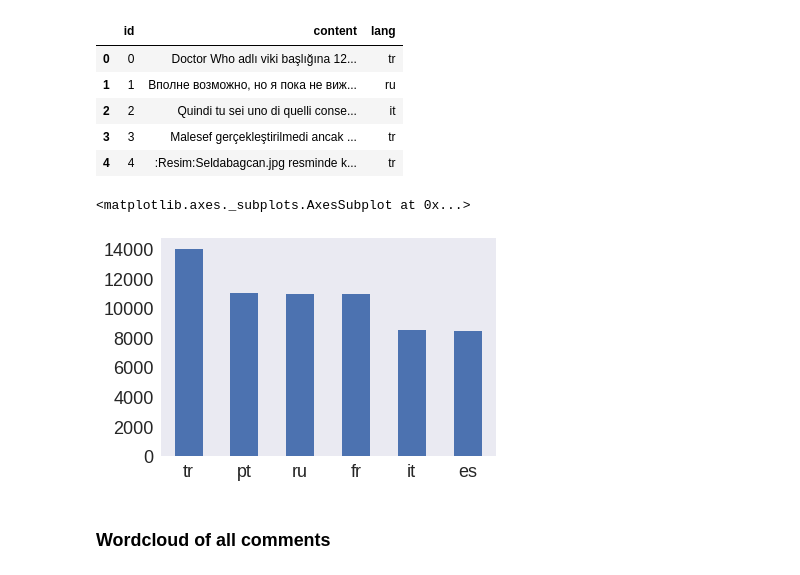
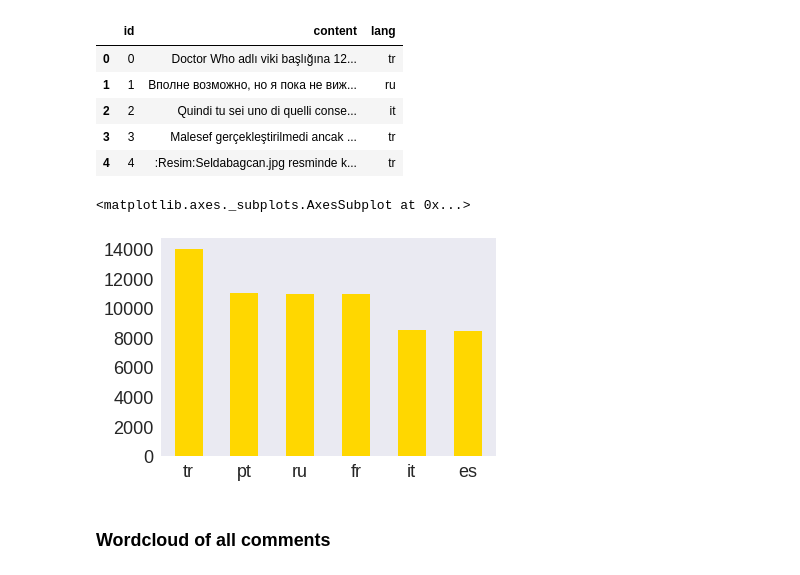
Before and after one commit to cengc13/2040FinalProject, a Jupyter notebook: src/eda/eda.ipynb, the cells around one changed output. Cells and saved outputs as stored; diff of their text form; code cells hidden in the pictures.

```diff
--- a/src/eda/eda.ipynb
+++ b/src/eda/eda.ipynb
@@ -114,10 +112,10 @@ test_data.head()
 | 3 | 3 | Malesef gerçekleştirilmedi ancak ... | tr |
 | 4 | 4 | :Resim:Seldabagcan.jpg resminde k... | tr |
 # %%
-test_data.lang.value_counts().plot.bar(rot=0, fontsize=18)
+test_data.lang.value_counts().plot.bar(rot=0, fontsize=18, color="gold")
 # %% [output]
 <matplotlib.axes._subplots.AxesSubplot at 0x...>
-[figure, old version]
+[figure, new version]
 # %% [markdown]
 ### Wordcloud of all comments
 # %%
```
Also changed, not shown: parts of 7 cells of this notebook, 9 other files.
